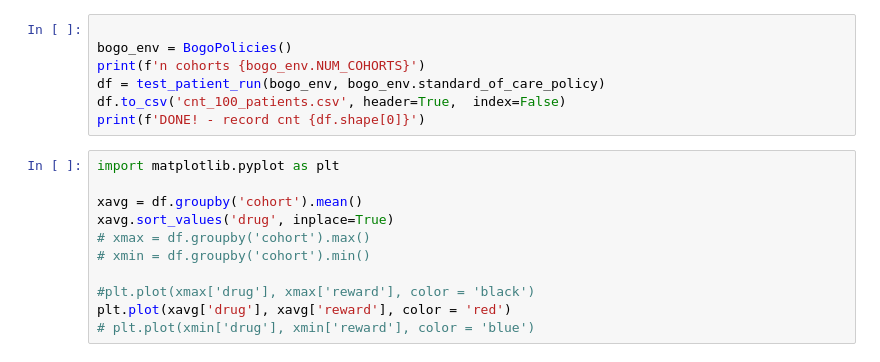
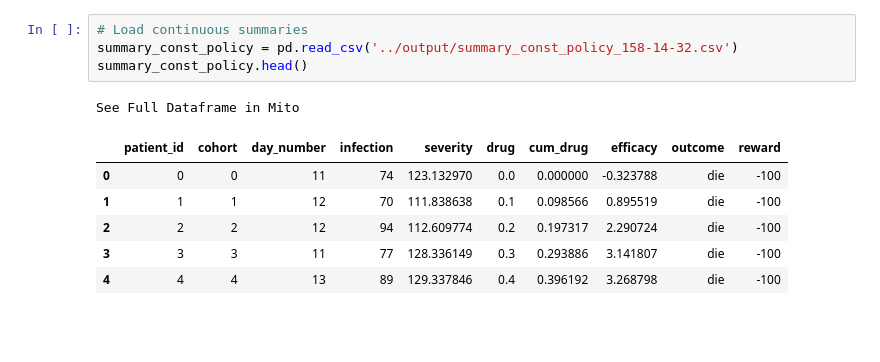
Before and after one commit to rmhorton/bogovirus, a Jupyter notebook: beta/plot_beta_online.ipynb, the cells around one changed output. Saved outputs shown, nothing was run; the diff lists cells and outputs as text; blank space fills up the shorter version.

```diff
--- a/beta/plot_beta_online.ipynb
+++ b/beta/plot_beta_online.ipynb
@@ -81,18 +18,12 @@ plt.plot(xavg['drug'], xavg['reward'], color = 'red')
-# %%
-
-bogo_env = BogoPolicies()
-print(f'n cohorts {bogo_env.NUM_COHORTS}')
-df = test_patient_run(bogo_env, bogo_env.standard_of_care_policy)
-df.to_csv('cnt_100_patients.csv', header=True,  index=False)
-print(f'DONE! - record cnt {df.shape[0]}')
-# %%
-import matplotlib.pyplot as plt
-
-xavg = df.groupby('cohort').mean()
-xavg.sort_values('drug', inplace=True)
-# xmax = df.groupby('cohort').max()
-# xmin = df.groupby('cohort').min()
-
-#plt.plot(xmax['drug'], xmax['reward'], color = 'black')
-plt.plot(xavg['drug'], xavg['reward'], color = 'red')
-# plt.plot(xmin['drug'], xmin['reward'], color = 'blue')
+# %%
+# Load continuous summaries
+summary_const_policy = pd.read_csv('../output/summary_const_policy_158-14-32.csv')
+summary_const_policy.head()
+# %% [output]
+See Full Dataframe in Mito
+|  | patient_id | cohort | day_number | infection | severity | drug | cum_drug | efficacy | outcome | reward |
+| 0 | 0 | 0 | 11 | 74 | 123.132970 | 0.0 | 0.000000 | -0.323788 | die | -100 |
+| 1 | 1 | 1 | 12 | 70 | 111.838638 | 0.1 | 0.098566 | 0.895519 | die | -100 |
+| 2 | 2 | 2 | 12 | 94 | 112.609774 | 0.2 | 0.197317 | 2.290724 | die | -100 |
+| 3 | 3 | 3 | 11 | 77 | 128.336149 | 0.3 | 0.293886 | 3.141807 | die | -100 |
+| 4 | 4 | 4 | 13 | 89 | 129.337846 | 0.4 | 0.396192 | 3.268798 | die | -100 |
```
Also changed, not shown: parts of 11 cells of this notebook, 3 other files.
